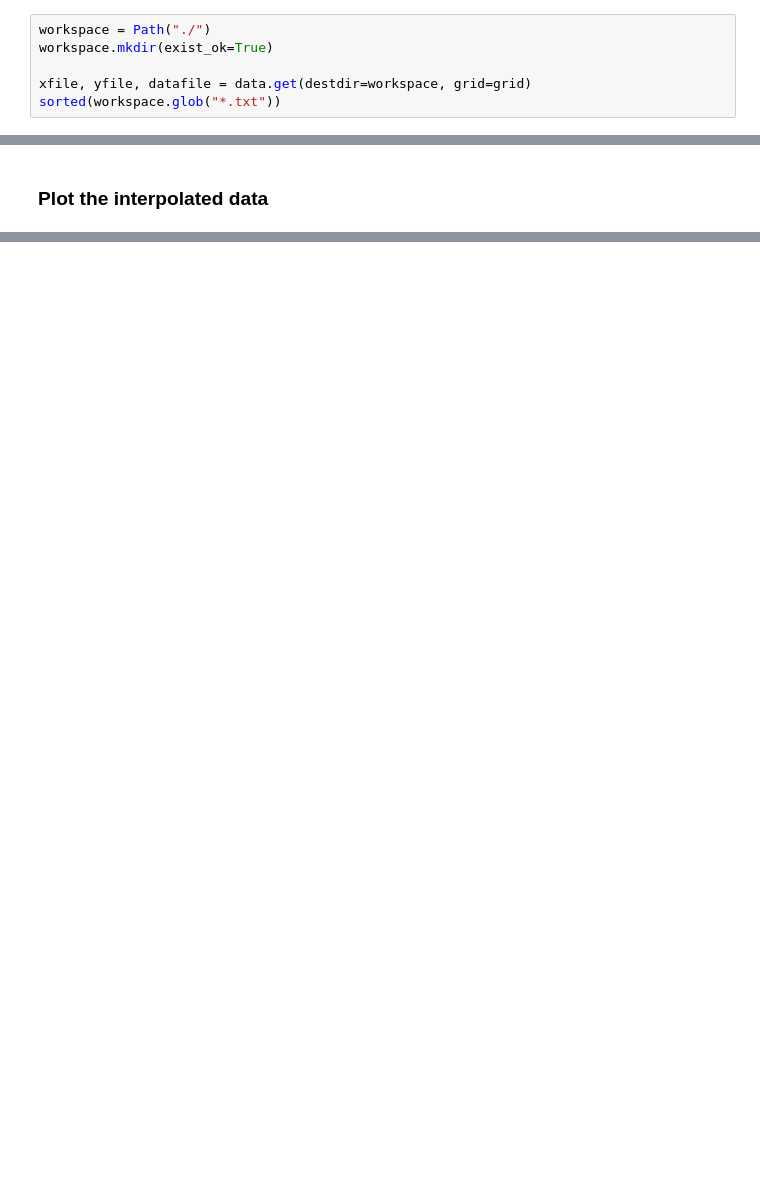
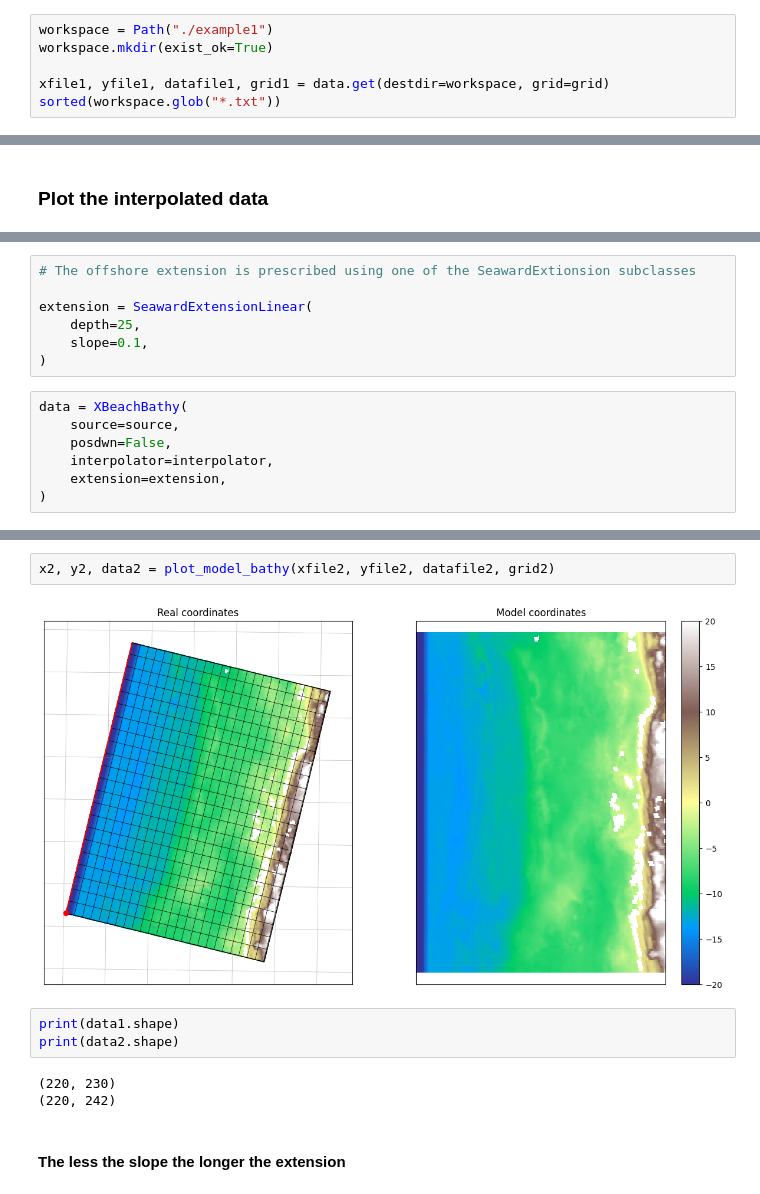
Before and after one commit to rom-py/rompy-notebooks, a Jupyter notebook: notebooks/xbeach/data-demo.ipynb, the cells around one changed output, grey strips where cells are left out. Drawn from its saved outputs; the diff is of its cells as text; blank space fills up the shorter version.

```diff
--- a/notebooks/xbeach/data-demo.ipynb
+++ b/notebooks/xbeach/data-demo.ipynb
@@ -93,7 +143,7 @@ data = XBeachDataGrid(
 # %%
-workspace = Path("./")
+workspace = Path("./example1")
 workspace.mkdir(exist_ok=True)
 
-xfile, yfile, datafile = data.get(destdir=workspace, grid=grid)
+xfile1, yfile1, datafile1, grid1 = data.get(destdir=workspace, grid=grid)
 sorted(workspace.glob("*.txt"))
 # %% [output]
@@ -125,0 +198,14 @@ Text(0, 0.5, 'y')
+# %%
+# The offshore extension is prescribed using one of the SeawardExtionsion subclasses
+
+extension = SeawardExtensionLinear(
+    depth=25,
+    slope=0.1,
+)
+# %%
+data = XBeachBathy(
+    source=source,
+    posdwn=False,
+    interpolator=interpolator,
+    extension=extension,
+)
@@ -125,0 +223,12 @@ Text(0, 0.5, 'y')
+# %%
+x2, y2, data2 = plot_model_bathy(xfile2, yfile2, datafile2, grid2)
+# %% [output]
+[figure, added]
+# %%
+print(data1.shape)
+print(data2.shape)
+# %% [output]
+(220, 230)
+(220, 242)
+# %% [markdown]
+#### The less the slope the longer the extension
```
Also changed, not shown: parts of 24 cells of this notebook.
